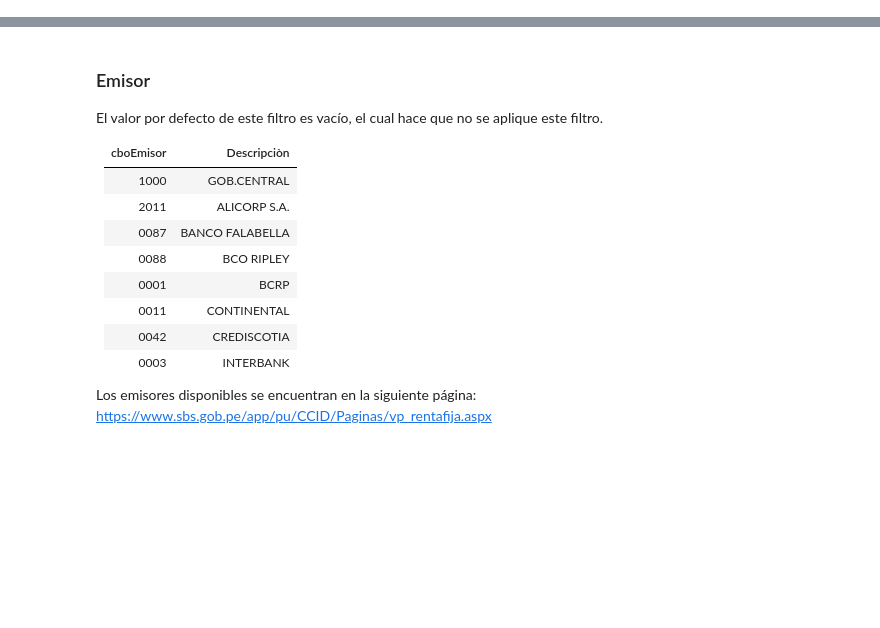
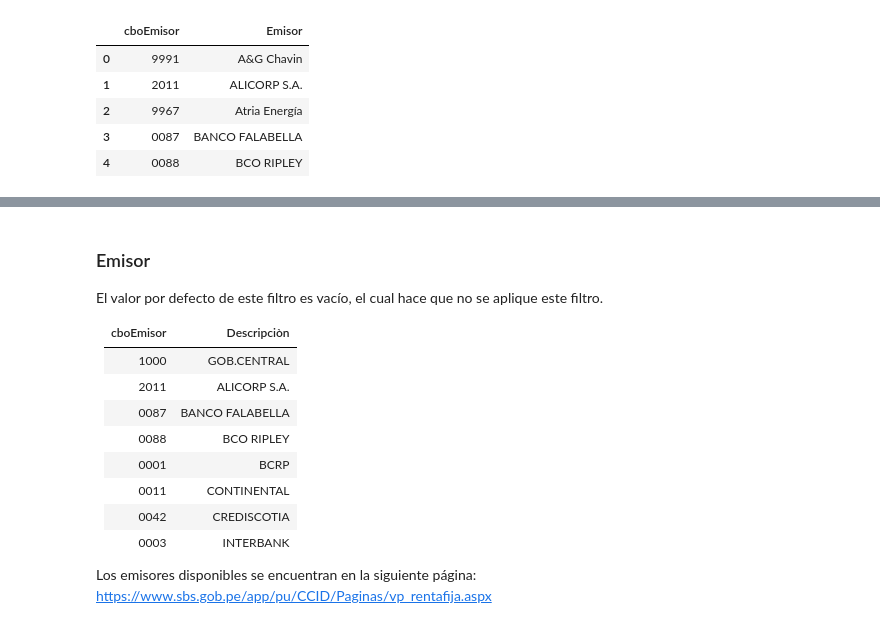
Before and after one commit to ecandela/sbs-gob-pe-helper, a Jupyter notebook: sbs_gob_pe_helper/VP_Renta_fija.ipynb, the cells around one changed output, grey strips where cells are left out. Cells and saved outputs as stored; diff of their text form; code cells hidden in the pictures; blank space fills up the shorter version.

```diff
--- a/sbs_gob_pe_helper/VP_Renta_fija.ipynb
+++ b/sbs_gob_pe_helper/VP_Renta_fija.ipynb
@@ -1,2 +1,13 @@
 # %%
 import VectorPrecioRentaFija as vp
+# %%
+df_emisores = vp.get_df_emisores()
+# %%
+df_emisores.head()
+# %% [output]
+|  | cboEmisor | Emisor |
+| 0 | 9991 | A&G Chavin |
+| 1 | 2011 | ALICORP S.A. |
+| 2 | 9967 | Atria Energía |
+| 3 | 0087 | BANCO FALABELLA |
+| 4 | 0088 | BCO RIPLEY |
```
Also changed, not shown: parts of 2 cells of this notebook, 12 other files.
